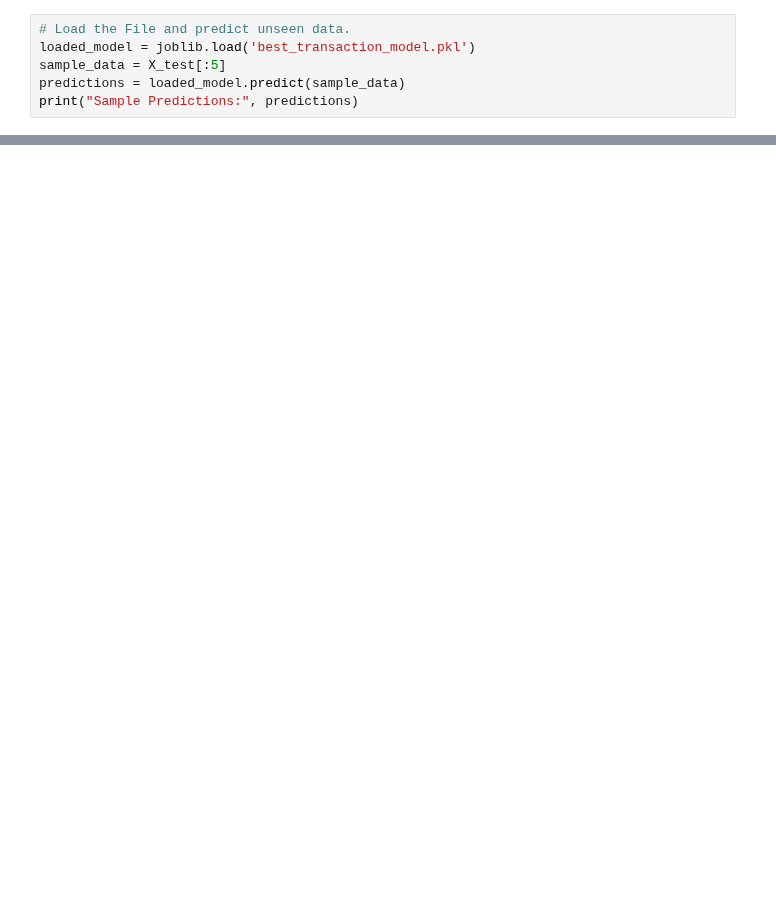
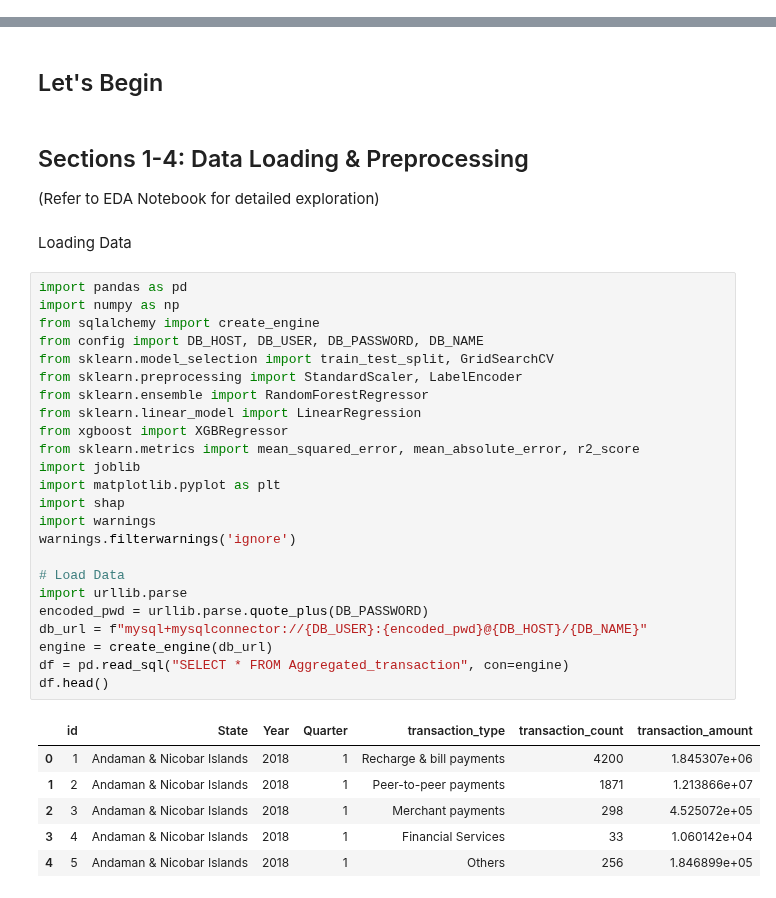
Before and after one commit to farheenfathimaa/phonepe-project, a Jupyter notebook: ML_Notebook.ipynb, the cells around one changed output, grey strips where cells are left out. Saved outputs shown, nothing was run; the diff lists cells and outputs as text; blank space fills up the shorter version.

```diff
--- a/ML_Notebook.ipynb
+++ b/ML_Notebook.ipynb
@@ -1046,6 +0,0 @@ print("Best model saved successfully.")
-# %%
-# Load the File and predict unseen data.
-loaded_model = joblib.load('best_transaction_model.pkl')
-sample_data = X_test[:5]
-predictions = loaded_model.predict(sample_data)
-print("Sample Predictions:", predictions)
@@ -1059,0 +50,38 @@ In conclusion, this project established a highly efficient data pipeline and pre
+# %% [markdown]
+## Let's Begin
+# %% [markdown]
+## Sections 1-4: Data Loading & Preprocessing
+(Refer to EDA Notebook for detailed exploration)
+# %% [markdown]
+Loading Data
+# %%
+import pandas as pd
+import numpy as np
+from sqlalchemy import create_engine
+from config import DB_HOST, DB_USER, DB_PASSWORD, DB_NAME
+from sklearn.model_selection import train_test_split, GridSearchCV
+from sklearn.preprocessing import StandardScaler, LabelEncoder
+from sklearn.ensemble import RandomForestRegressor
+from sklearn.linear_model import LinearRegression
+from xgboost import XGBRegressor
+from sklearn.metrics import mean_squared_error, mean_absolute_error, r2_score
+import joblib
+import matplotlib.pyplot as plt
+import shap
+import warnings
+warnings.filterwarnings('ignore')
+
+# Load Data
+import urllib.parse
+encoded_pwd = urllib.parse.quote_plus(DB_PASSWORD)
+db_url = f"mysql+mysqlconnector://{DB_USER}:{encoded_pwd}@{DB_HOST}/{DB_NAME}"
+engine = create_engine(db_url)
+df = pd.read_sql("SELECT * FROM Aggregated_transaction", con=engine)
+df.head()
+# %% [output]
+|  | id | State | Year | Quarter | transaction_type | transaction_count | transaction_amount |
+| 0 | 1 | Andaman & Nicobar Islands | 2018 | 1 | Recharge & bill payments | 4200 | 1.845307e+06 |
+| 1 | 2 | Andaman & Nicobar Islands | 2018 | 1 | Peer-to-peer payments | 1871 | 1.213866e+07 |
+| 2 | 3 | Andaman & Nicobar Islands | 2018 | 1 | Merchant payments | 298 | 4.525072e+05 |
+| 3 | 4 | Andaman & Nicobar Islands | 2018 | 1 | Financial Services | 33 | 1.060142e+04 |
+| 4 | 5 | Andaman & Nicobar Islands | 2018 | 1 | Others | 256 | 1.846899e+05 |
```
Also changed, not shown: parts of 325 cells of this notebook, 10 other files.
